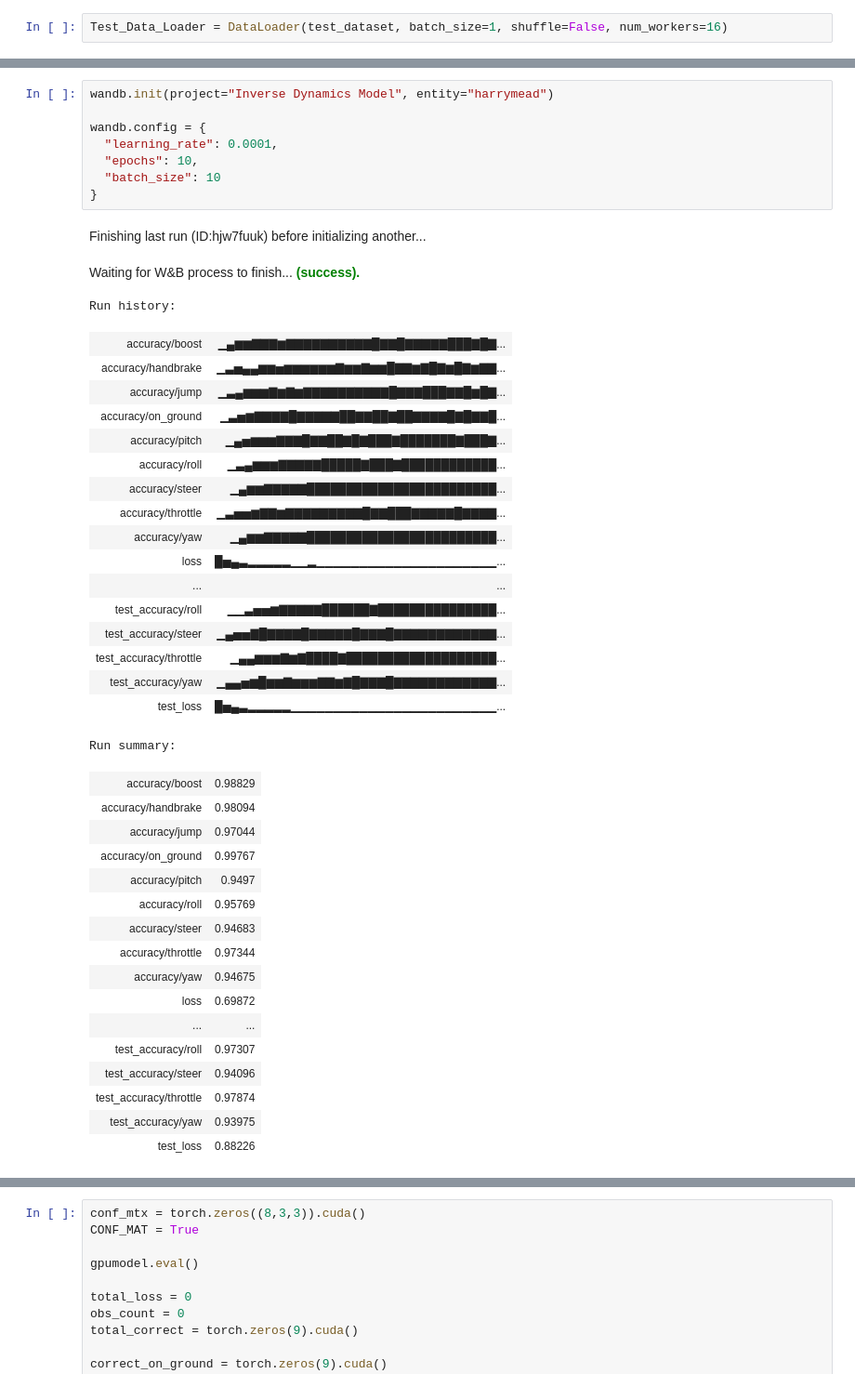
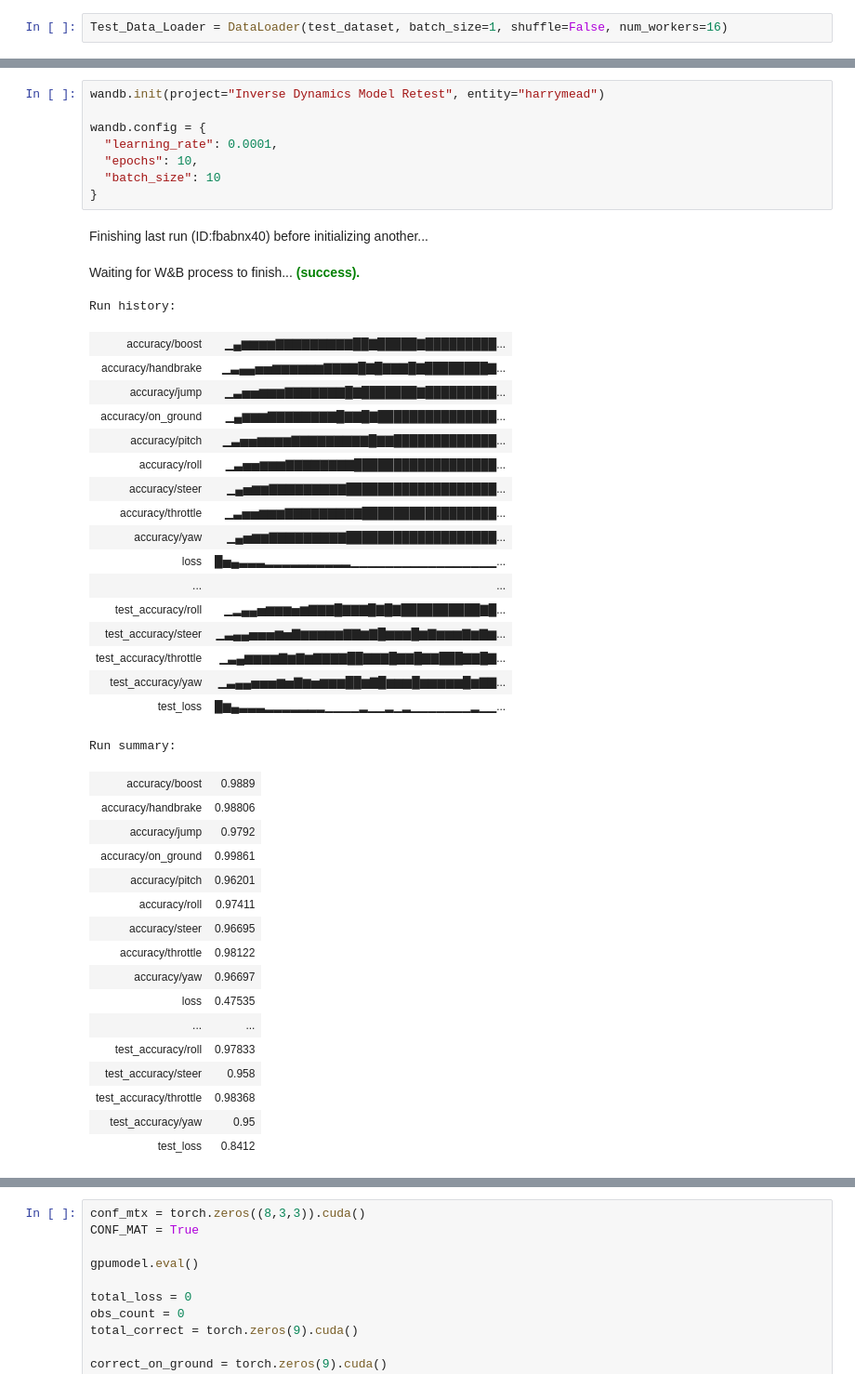
Before and after one commit to HarryMJMead/rocket-league-IDM, a Jupyter notebook: train.ipynb, the cells around one changed output, grey strips where cells are left out. Shown at 93% size. Cells and saved outputs as stored; diff of their text form.

```diff
--- a/train.ipynb
+++ b/train.ipynb
@@ -95,47 +94,47 @@ def test_model(gpumodel, Test_Data_Loader):
 
     return total_loss / obs_count, total_correct / obs_count
 # %%
-wandb.init(project="Inverse Dynamics Model", entity="harrymead")
+wandb.init(project="Inverse Dynamics Model Retest", entity="harrymead")
 
 wandb.config = {
   "learning_rate": 0.0001,
   "epochs": 10,
   "batch_size": 10
 }
 # %% [output]
-Finishing last run (ID:hjw7fuuk) before initializing another...
+Finishing last run (ID:fbabnx40) before initializing another...
 Waiting for W&B process to finish... (success).
 Run history:
-| accuracy/boost | ▁▄▆▆▇▇▇▆▇▇▇▇▇▇▇▇▇▇█▇▇█▇▇▇▇▇███▇█▇... |
-| accuracy/handbrake | ▁▃▅▄▄▆▆▅▆▆▆▆▆▆▇▆▆▇▆▆█▇▇▆▇█▇▆█▇▆▇▇... |
-| accuracy/jump | ▁▃▄▆▆▆▇▆▇▆▇▇▇▇▇▇▇▇▇▇█▇▇▇███▇▇█▆█▇... |
-| accuracy/on_ground | ▁▃▅▆▇▇▇▇█▇▇▇▇▇██▇▇██▇██▇▇▇▇█▇█▇▇█... |
-| accuracy/pitch | ▁▄▅▆▆▆▇▇▇█▇▇██▇█▇███▇███████▇███▇... |
-| accuracy/roll | ▁▃▄▆▆▆▇▇▇▇▇█████▇███▇████████████... |
-| accuracy/steer | ▁▄▆▆▇▇▇▇▇████████████████████████... |
-| accuracy/throttle | ▁▃▅▅▆▇▇▆▇▇▇▇▇▇▇▇▇█▇▇███▇▇▇▇▇█▇▇▇▇... |
-| accuracy/yaw | ▁▄▆▆▇▇▇▇▇████████████████████████... |
-| loss | █▅▄▃▂▂▂▂▂▁▁▂▁▁▁▁▁▁▁▁▁▁▁▁▁▁▁▁▁▁▁▁▁... |
+| accuracy/boost | ▁▄▆▆▆▆▇▇▇▇▇▇▇▇▇██▇█████▇█████████... |
+| accuracy/handbrake | ▁▃▄▄▅▅▆▆▆▆▆▆▇▇▇▇█▇█▇▇▇█▇████████▇... |
+| accuracy/jump | ▁▃▅▅▆▆▆▇▇▇▇▇▇▇█▇███████▇█████████... |
+| accuracy/on_ground | ▁▄▆▆▆▇▇▇▇▇▇▇▇█▇▇█▇███████████████... |
+| accuracy/pitch | ▁▃▅▅▆▆▆▆▇▇▇▇▇▇▇▇▇█▇▇█████████████... |
+| accuracy/roll | ▁▃▅▅▆▆▆▇▇▇▇▇▇▇▇██████████████████... |
+| accuracy/steer | ▁▄▅▆▆▇▇▇▇▇▇▇▇▇███████████████████... |
+| accuracy/throttle | ▁▃▅▅▆▆▆▇▇▇▇▇▇▇▇▇█████████████████... |
+| accuracy/yaw | ▁▄▅▆▆▇▇▇▇▇▇▇▇▇███████████████████... |
+| loss | █▅▄▃▃▃▂▂▂▂▂▂▂▂▂▂▁▁▁▁▁▁▁▁▁▁▁▁▁▁▁▁▁... |
 | ... | ... |
-| test_accuracy/roll | ▁▁▃▅▅▆▇▇▇▇▇██████▇███████████████... |
-| test_accuracy/steer | ▁▄▅▅▇█▇▇▇▇█▇▇▇▇▇█▇▇▇█▇▇▇▇▇▇▇▇▇▇▇▇... |
-| test_accuracy/throttle | ▁▄▄▆▆▆▇▆▇████▇███████████████████... |
-| test_accuracy/yaw | ▁▄▄▅▆█▆▆▇▆▆▆▇▇▆▇█▇▇▇█▇▇▇▇▇▇▇▇▇▇▇▇... |
-| test_loss | █▅▄▃▂▂▂▂▂▁▁▁▁▁▁▁▁▁▁▁▁▁▁▁▁▁▁▁▁▁▁▁▁... |
+| test_accuracy/roll | ▁▂▄▄▅▆▆▆▅▆▇▇▇█▇▇▇█▇█▇██████████▇█... |
+| test_accuracy/steer | ▁▃▄▄▅▅▅▆▅▇▆▆▆▆▆▇▇▆▇█▆▆▆█▆▇▆▆▆▇▆▇▆... |
+| test_accuracy/throttle | ▁▃▄▆▆▆▆▇▆▇▆▇▇▇▇██▇▇▇█▇▇█▇▇███▇▇█▇... |
+| test_accuracy/yaw | ▁▃▄▄▅▅▅▆▅▇▆▅▆▆▆██▆▇█▆▆▆█▆▆▆▆▆█▆▇▇... |
+| test_loss | █▆▄▃▃▃▂▂▂▂▂▂▂▁▁▁▁▂▁▁▂▁▂▁▁▁▁▁▁▁▂▁▁... |
 Run summary:
-| accuracy/boost | 0.98829 |
-| accuracy/handbrake | 0.98094 |
-| accuracy/jump | 0.97044 |
-| accuracy/on_ground | 0.99767 |
-| accuracy/pitch | 0.9497 |
-| accuracy/roll | 0.95769 |
-| accuracy/steer | 0.94683 |
-| accuracy/throttle | 0.97344 |
-| accuracy/yaw | 0.94675 |
-| loss | 0.69872 |
+| accuracy/boost | 0.9889 |
+| accuracy/handbrake | 0.98806 |
+| accuracy/jump | 0.9792 |
+| accuracy/on_ground | 0.99861 |
+| accuracy/pitch | 0.96201 |
+| accuracy/roll | 0.97411 |
+| accuracy/steer | 0.96695 |
+| accuracy/throttle | 0.98122 |
+| accuracy/yaw | 0.96697 |
+| loss | 0.47535 |
 | ... | ... |
-| test_accuracy/roll | 0.97307 |
-| test_accuracy/steer | 0.94096 |
-| test_accuracy/throttle | 0.97874 |
-| test_accuracy/yaw | 0.93975 |
-| test_loss | 0.88226 |
+| test_accuracy/roll | 0.97833 |
+| test_accuracy/steer | 0.958 |
+| test_accuracy/throttle | 0.98368 |
+| test_accuracy/yaw | 0.95 |
+| test_loss | 0.8412 |
```
Also changed, not shown: parts of 12 cells of this notebook, 6 other files.
